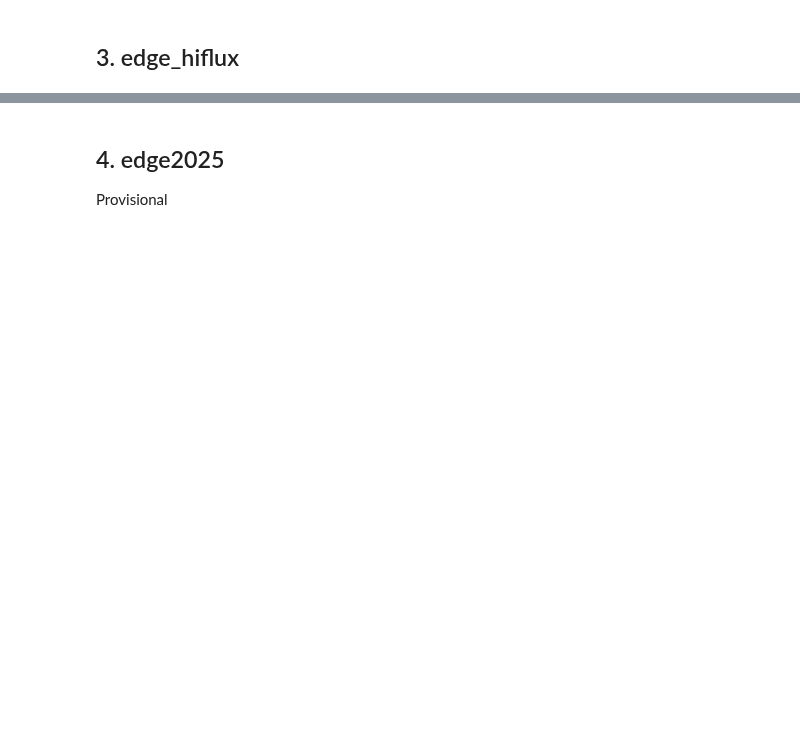
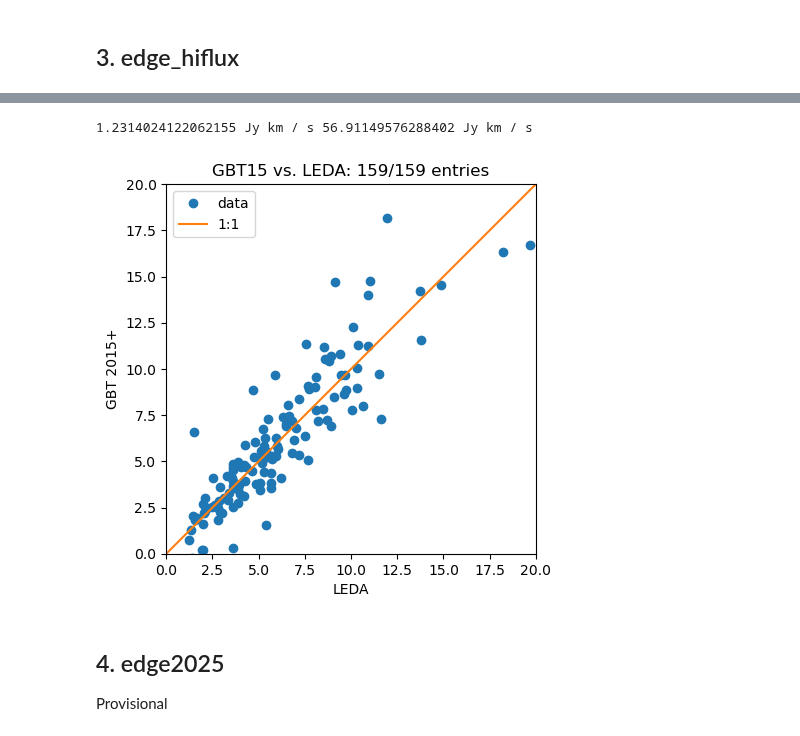
Before and after one commit to teuben/GBT-EDGE-HI, a Jupyter notebook: gals/hi_surveys.ipynb, the cells around one changed output, grey strips where cells are left out. Drawn from its saved outputs; the diff is of its cells as text; code cells hidden in the pictures; blank space fills up the shorter version.

```diff
--- a/gals/hi_surveys.ipynb
+++ b/gals/hi_surveys.ipynb
@@ -183,14 +408,28 @@ t31 = join(t3,t1)
 # %%
 flux1 = t31["ledaHIflux"]
 flux3 = t31["SigInt"]
 
-plt.plot(flux1,flux3,'o',label="data")
-plt.plot([0,50], [0,50], '-', label="1:1")
-plt.xlabel("LEDA")
-plt.ylabel("GBT 2015+")
-#plt.aspect("equal")
-plt.legend();
-plt.title(f"GBT vs. LEDA: {len(t31)} entries")
+idx3 = np.where(~np.isnan(flux3))[0]
+#print(idx3)
+cnt3 = len(idx3)
+
+print(flux1.min(), flux1.max())
+fmax = 20
+
+fig,ax = plt.subplots()
+ax.plot(flux1,flux3,'o',label="data")
+ax.plot([0,fmax], [0,fmax], '-', label="1:1")
+ax.set_xlim(0,fmax)
+ax.set_ylim(0,fmax)
+ax.set_aspect("equal")
+
+ax.set_xlabel("LEDA")
+ax.set_ylabel("GBT 2015+")
+ax.legend()
+ax.set_title(f"GBT15 vs. LEDA: {cnt3}/{len(t31)} entries");
+# %% [output]
+1.2314024122062155 Jy km / s 56.91149576288402 Jy km / s
+[figure, added]
 # %% [markdown]
 ## 4. edge2025
 
```
Also changed, not shown: parts of 82 cells of this notebook.
